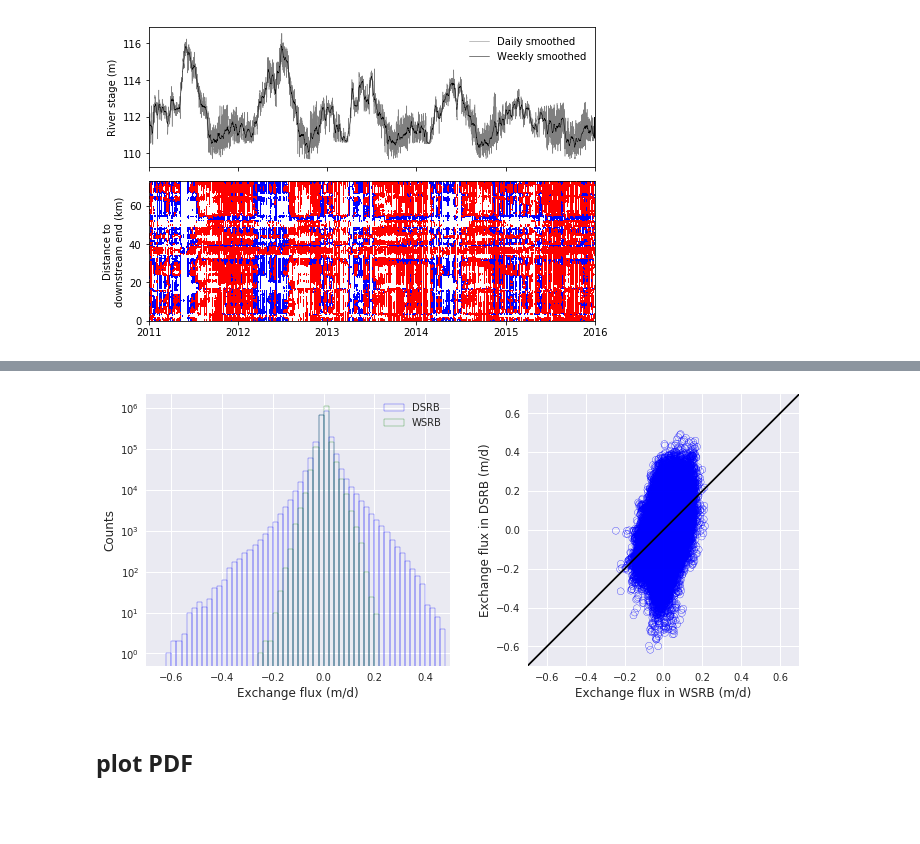
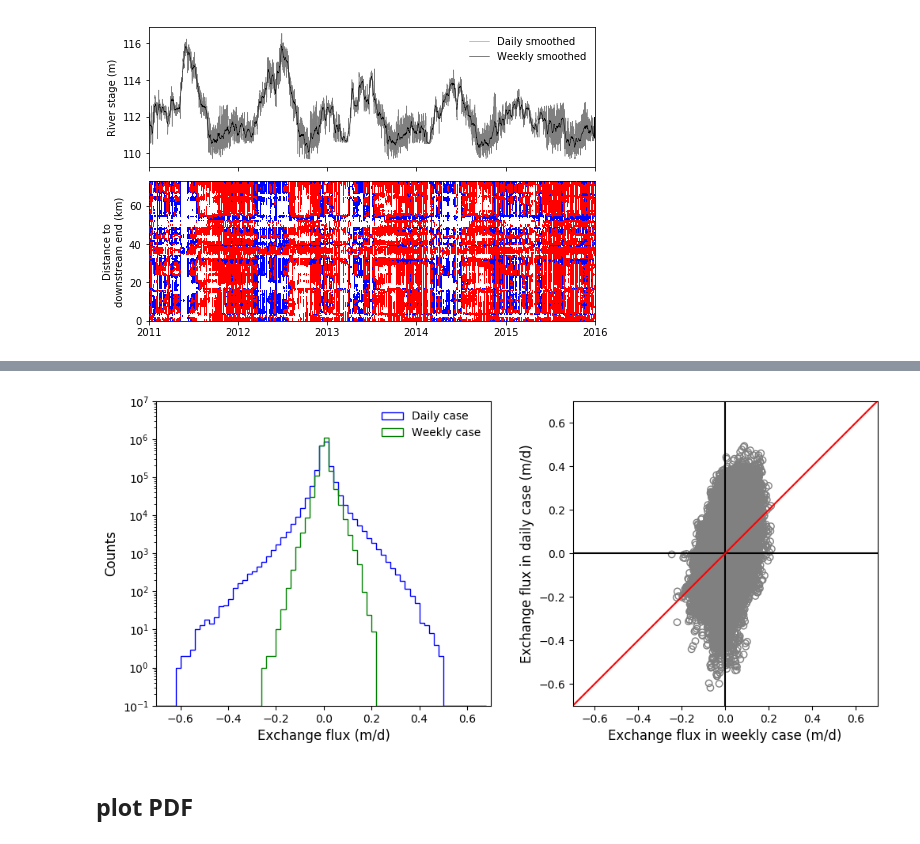
Before and after one commit to pinshuai/HFR-flow, a Jupyter notebook: NERSC-plot_flux_from_massBalance.ipynb, the cells around one changed output, grey strips where cells are left out. Drawn from its saved outputs; the diff is of its cells as text; code cells hidden in the pictures; blank space fills up the shorter version.

```diff
--- a/NERSC-plot_flux_from_massBalance.ipynb
+++ b/NERSC-plot_flux_from_massBalance.ipynb
@@ -15,7 +15,7 @@ import matplotlib.cm as cm
 from matplotlib.colors import LinearSegmentedColormap
 
 import seaborn as sns
-plt.style.use('seaborn')
+plt.style.use('default')
 
 import h5py as h5
 import glob
@@ -871,36 +894,43 @@ fig.set_size_inches(10, 4)
 # %%
 fig, (axs, axs2) = plt.subplots(1, 2)
 
 # We can set the number of bins with the `bins` kwarg
 # axs[0].hist(-flux_array_6h, bins=bins, facecolor = 'black')
 # axs[1].hist(-flux_array_1w, bins=bins, facecolor = 'black')
 
-axs.hist(-flux_array_6h.flatten(), np.arange(-0.7, 0.5, 0.02), facecolor = 'none', edgecolor = 'b', histtype='bar', log=True, label='DSRB')
-axs.hist(-flux_array_1w.flatten(), np.arange(-0.7, 0.5, 0.02), facecolor = 'none', edgecolor = 'g', histtype='bar', log=True, label='WSRB')
+axs.hist(-flux_array_6h.flatten(), np.arange(-0.7, 0.7, 0.02), facecolor = 'none', edgecolor = 'b', histtype='step', log=True, label='Daily case')
+axs.hist(-flux_array_1w.flatten(), np.arange(-0.7, 0.7, 0.02), facecolor = 'none', edgecolor = 'g', histtype='step', log=True, label='Weekly case')
+
+lnspc = np.linspace(-0.7, 0.7, len(flux_array_6h.flatten()))
+
+m, s = stats.norm.fit(-flux_array_6h.flatten())
 
 # axs.yscale('log')
 axs.set_xlabel('Exchange flux (m/d)', fontsize=12)
 axs.set_ylabel('Counts', fontsize=12)
-axs.set_xlim([-0.7, 0.5])
+axs.set_xlim([-0.7, 0.7])
+axs.set_ylim([0, 1e7])
 
-axs.legend()
+axs.legend(frameon=False)
 
 axs.tick_params(axis = 'both', which = 'major', labelsize = 10)
 
-axs2.scatter(-flux_array_1w.flatten(), -flux_array_6h.flatten(), marker='o', edgecolors = 'b', facecolors = 'none')
+axs2.scatter(-flux_array_1w.flatten(), -flux_array_6h.flatten(), marker='o', edgecolors = 'gray', facecolors = 'none')
 
-axs2.plot((-1,1), (-1,1), 'k-')
+axs2.plot((-1, 1), (0, 0), 'k-')
+axs2.plot((0, 0), (-1, 1), 'k-')
+axs2.plot((-1,1), (-1,1), 'r-')
 # ax.set_title('(a) with daily fluctuations')
 
-axs2.set_xlabel('Exchange flux in WSRB (m/d)', fontsize=12)
-axs2.set_ylabel('Exchange flux in DSRB (m/d)', fontsize=12)
+axs2.set_xlabel('Exchange flux in weekly case (m/d)', fontsize=12)
+axs2.set_ylabel('Exchange flux in daily case (m/d)', fontsize=12)
 axs2.set_xlim([-0.7, 0.7])
 axs2.set_ylim([-0.7, 0.7])
 axs2.set_aspect('equal')
 
 axs2.tick_params(axis = 'both', which = 'major', labelsize = 10)
 
 fig.set_size_inches(12, 5)
 # %% [output]
-[figure, old version]
+[figure, new version]
 # %%
```
Also changed, not shown: parts of 6 cells of this notebook, 1 other file.
